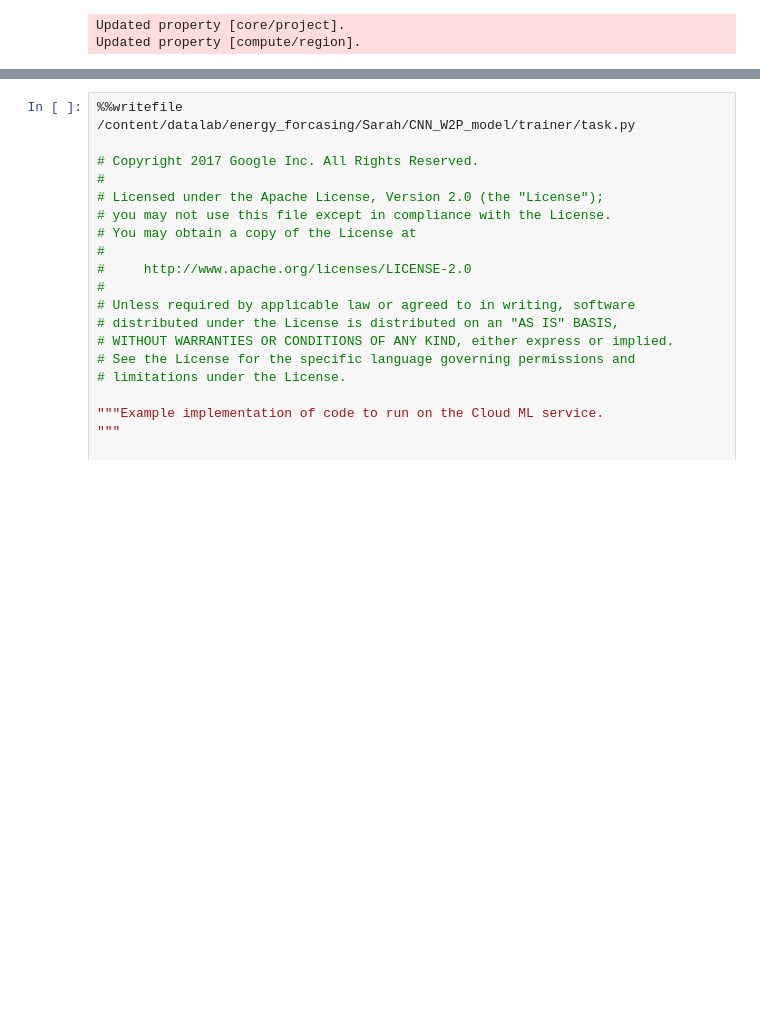
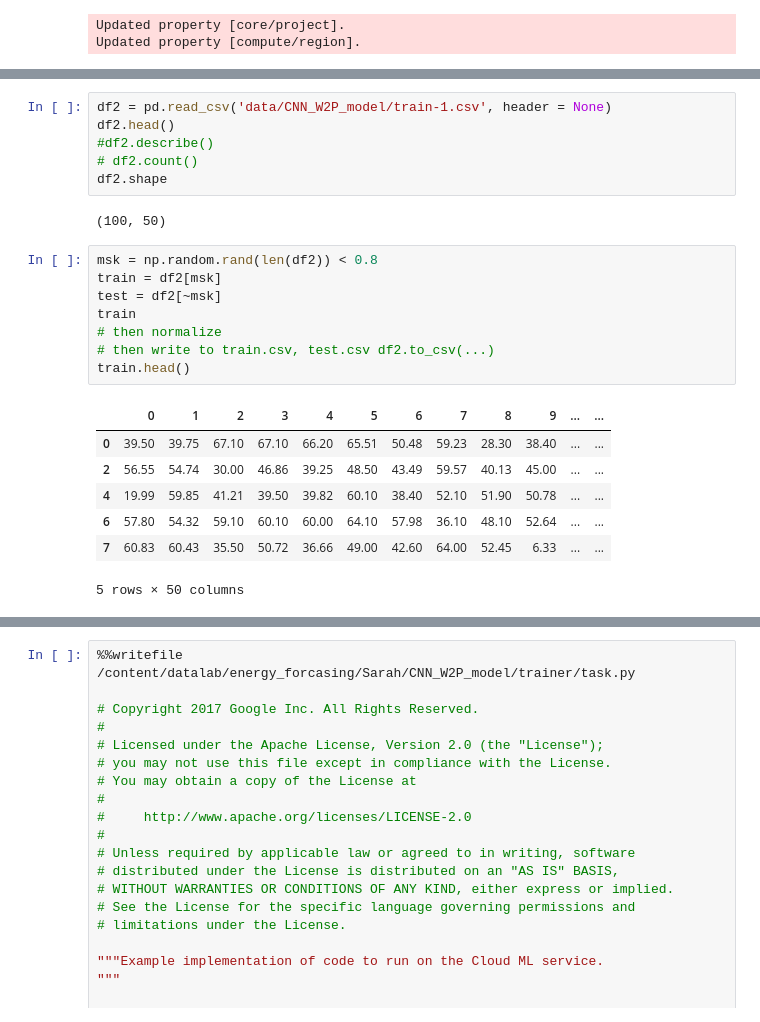
Before and after one commit to donaverghes/energy_forecasting, a Jupyter notebook: Sarah/Build_model_task.ipynb, the cells around one changed output, grey strips where cells are left out. Cells and saved outputs as stored; diff of their text form; blank space fills up the shorter version.

```diff
--- a/Sarah/Build_model_task.ipynb
+++ b/Sarah/Build_model_task.ipynb
@@ -71 +115,25 @@ to_csv('CNN_W2P_model/valid-1.csv', 250)
+# %%
+df2 = pd.read_csv('data/CNN_W2P_model/train-1.csv', header = None)
+df2.head()
+#df2.describe()
+# df2.count()
+df2.shape
+# %% [output]
+(100, 50)
+# %%
+msk = np.random.rand(len(df2)) < 0.8
+train = df2[msk]
+test = df2[~msk]
+train
+# then normalize
+# then write to train.csv, test.csv df2.to_csv(...)
+train.head()
+# %% [output]
+|  | 0 | 1 | 2 | 3 | 4 | 5 | 6 | 7 | 8 | 9 | ... | ... |
+| 0 | 39.50 | 39.75 | 67.10 | 67.10 | 66.20 | 65.51 | 50.48 | 59.23 | 28.30 | 38.40 | ... | ... |
+| 2 | 56.55 | 54.74 | 30.00 | 46.86 | 39.25 | 48.50 | 43.49 | 59.57 | 40.13 | 45.00 | ... | ... |
+| 4 | 19.99 | 59.85 | 41.21 | 39.50 | 39.82 | 60.10 | 38.40 | 52.10 | 51.90 | 50.78 | ... | ... |
+| 6 | 57.80 | 54.32 | 59.10 | 60.10 | 60.00 | 64.10 | 57.98 | 36.10 | 48.10 | 52.64 | ... | ... |
+| 7 | 60.83 | 60.43 | 35.50 | 50.72 | 36.66 | 49.00 | 42.60 | 64.00 | 52.45 | 6.33 | ... | ... |
+5 rows × 50 columns
 # %%
```
Also changed, not shown: parts of 23 cells of this notebook, 40 other files.
